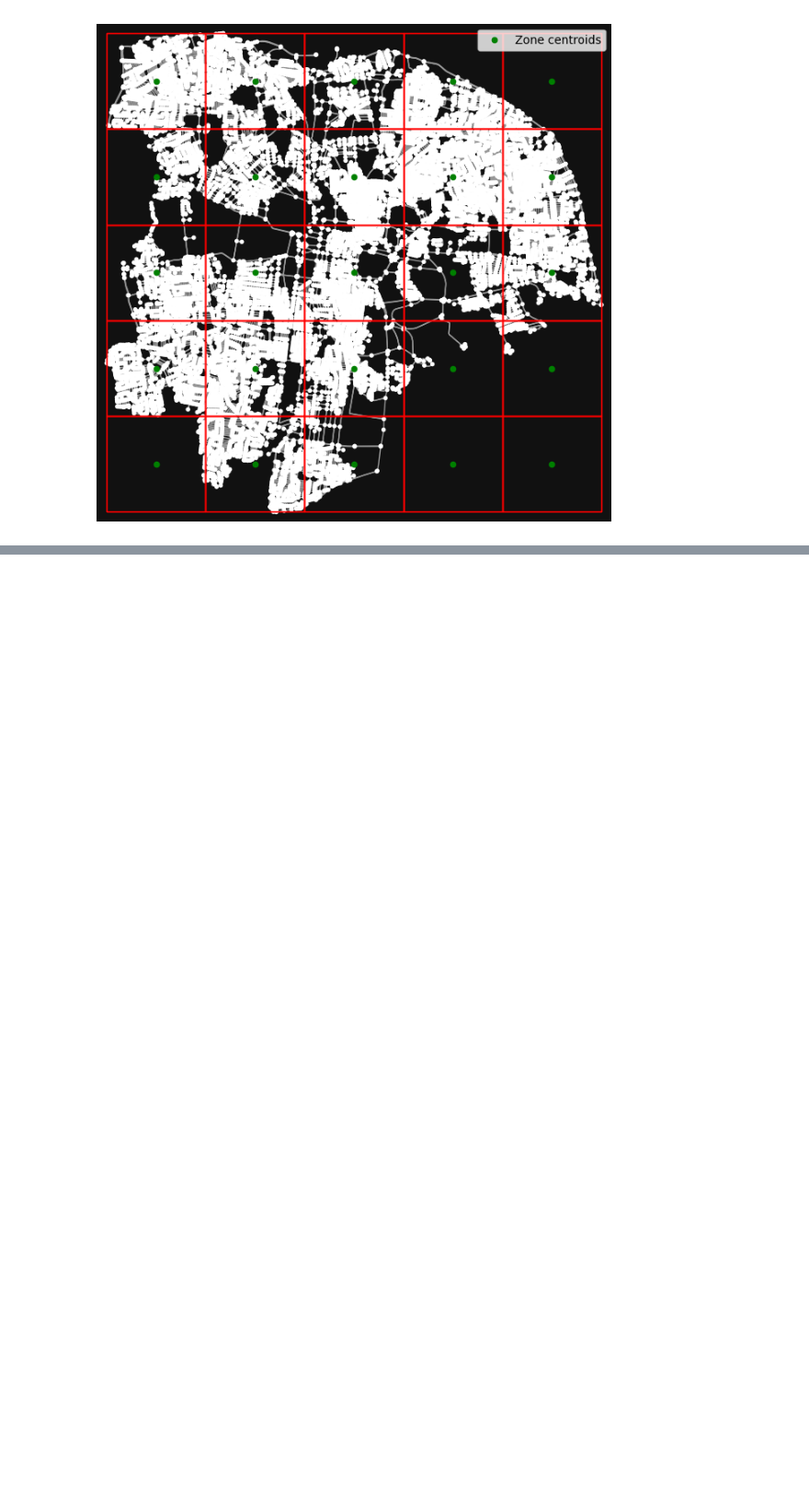
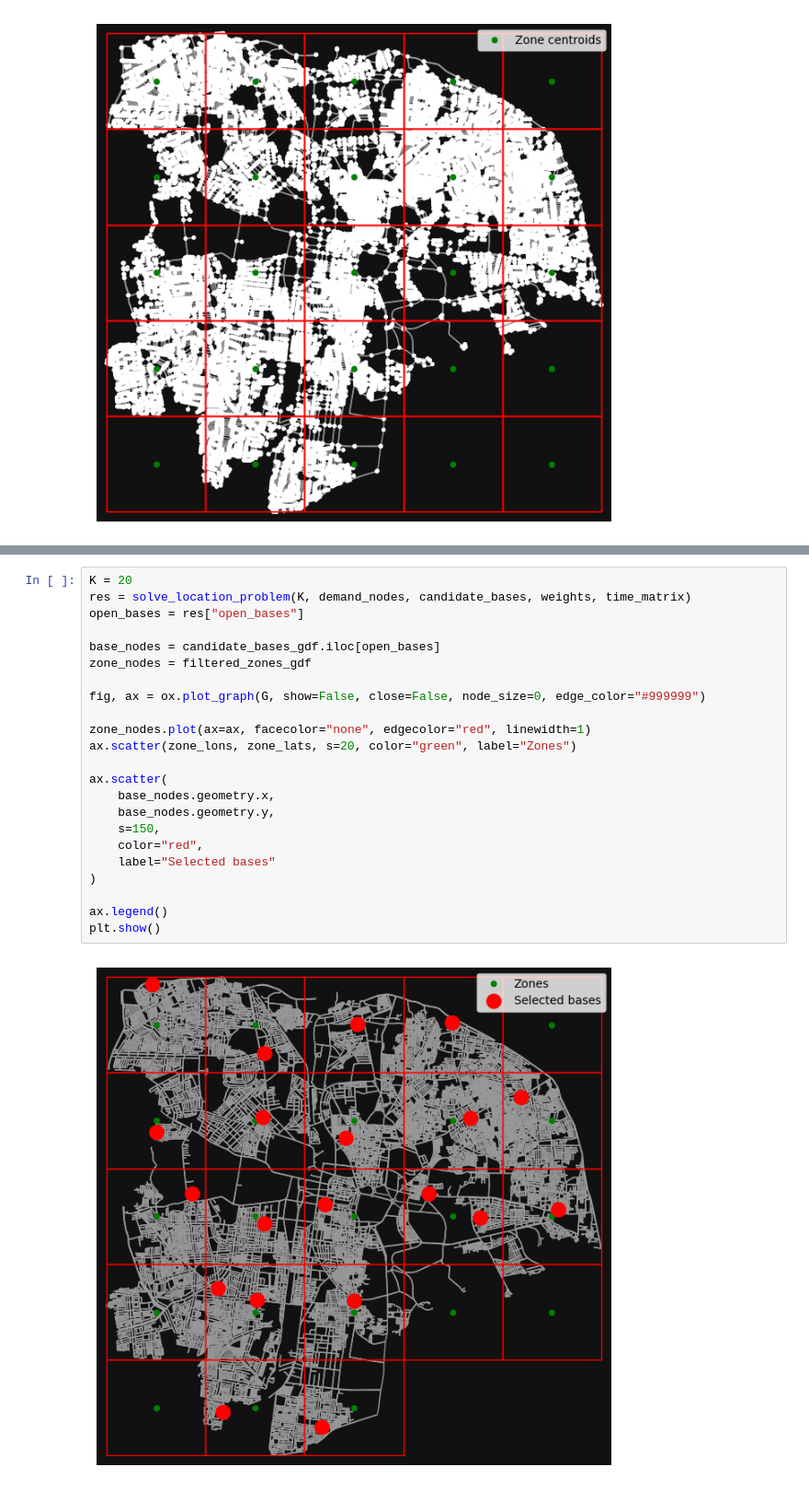
Before and after one commit to Deepaksaai/Yes-Kings-opti-project, a Jupyter notebook: kaushikdraft.ipynb, the cells around one changed output, grey strips where cells are left out. Shown at 92% size. Drawn from its saved outputs; the diff is of its cells as text; blank space fills up the shorter version.

```diff
--- a/kaushikdraft.ipynb
+++ b/kaushikdraft.ipynb
@@ -283,0 +495,25 @@ Total valid zones: 23
+# %%
+K = 20
+res = solve_location_problem(K, demand_nodes, candidate_bases, weights, time_matrix)
+open_bases = res["open_bases"]
+
+base_nodes = candidate_bases_gdf.iloc[open_bases]
+zone_nodes = filtered_zones_gdf
+
+fig, ax = ox.plot_graph(G, show=False, close=False, node_size=0, edge_color="#999999")
+
+zone_nodes.plot(ax=ax, facecolor="none", edgecolor="red", linewidth=1)
+ax.scatter(zone_lons, zone_lats, s=20, color="green", label="Zones")
+
+ax.scatter(
+    base_nodes.geometry.x,
+    base_nodes.geometry.y,
+    s=150,
+    color="red",
+    label="Selected bases"
+)
+
+ax.legend()
+plt.show()
+# %% [output]
+[figure, added]
```
Also changed, not shown: parts of 13 cells of this notebook.
